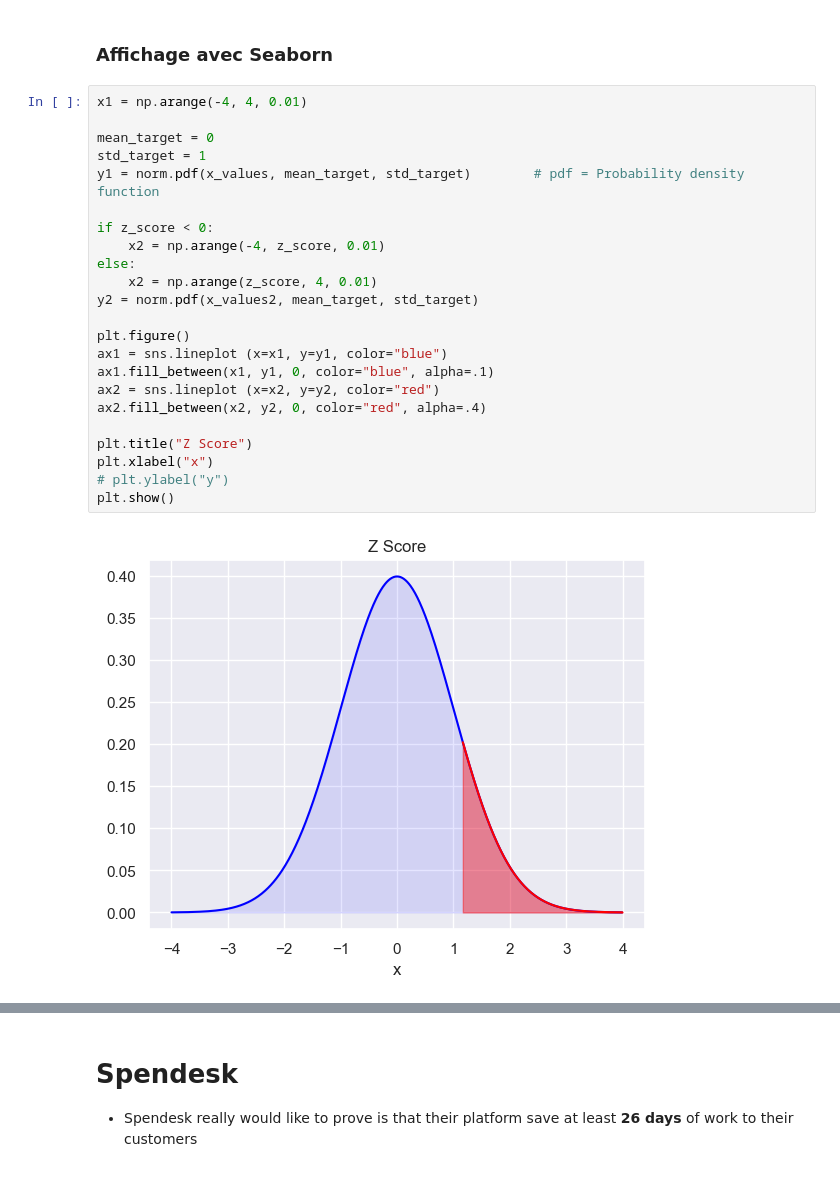
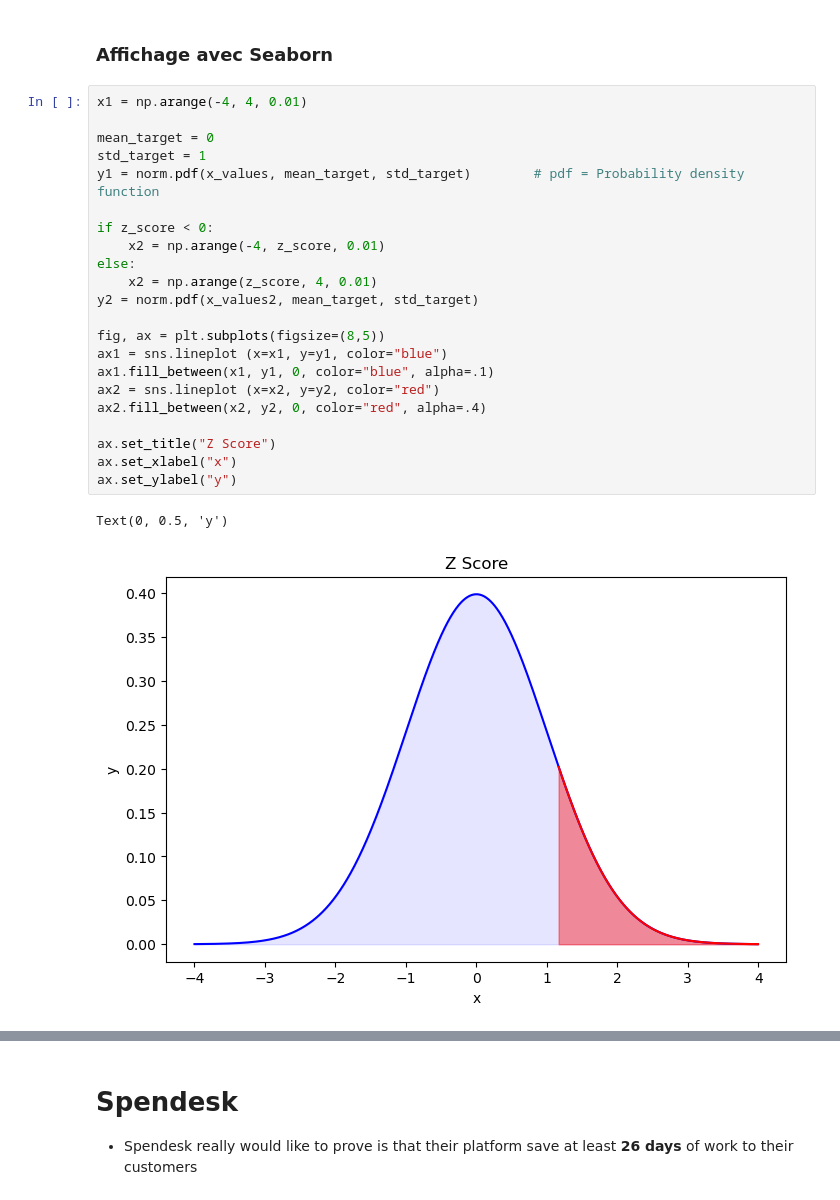
Before and after one commit to 40tude/Data_Essentials_Stage_Oct_2023, a Jupyter notebook: 02-Python-J2/stage_mes_solutions/02_ApresMidi.ipynb, the cells around one changed output, grey strips where cells are left out. Cells and saved outputs as stored; diff of their text form.

```diff
--- a/02-Python-J2/stage_mes_solutions/02_ApresMidi.ipynb
+++ b/02-Python-J2/stage_mes_solutions/02_ApresMidi.ipynb
@@ -619,28 +624,28 @@ _ = ax.fill_between(x_values2, y_values2, 0, color="red", alpha=0.1)
 # %%
 x1 = np.arange(-4, 4, 0.01)
 
 mean_target = 0
 std_target = 1
 y1 = norm.pdf(x_values, mean_target, std_target)        # pdf = Probability density function
 
 if z_score < 0:
     x2 = np.arange(-4, z_score, 0.01)
 else:
     x2 = np.arange(z_score, 4, 0.01)
 y2 = norm.pdf(x_values2, mean_target, std_target)
 
-plt.figure()
+fig, ax = plt.subplots(figsize=(8,5))
 ax1 = sns.lineplot (x=x1, y=y1, color="blue")
 ax1.fill_between(x1, y1, 0, color="blue", alpha=.1)
 ax2 = sns.lineplot (x=x2, y=y2, color="red")
 ax2.fill_between(x2, y2, 0, color="red", alpha=.4)
 
-plt.title("Z Score")
-plt.xlabel("x")
-# plt.ylabel("y")
-plt.show()
+ax.set_title("Z Score")
+ax.set_xlabel("x")
+ax.set_ylabel("y")
 # %% [output]
+Text(0, 0.5, 'y')
-[figure, old version]
+[figure, new version]
 # %%
 # Le code proposé en solution sur Julie
 # En 2023 il génère pas mal de warnings
```
Also changed, not shown: parts of 30 cells of this notebook.
